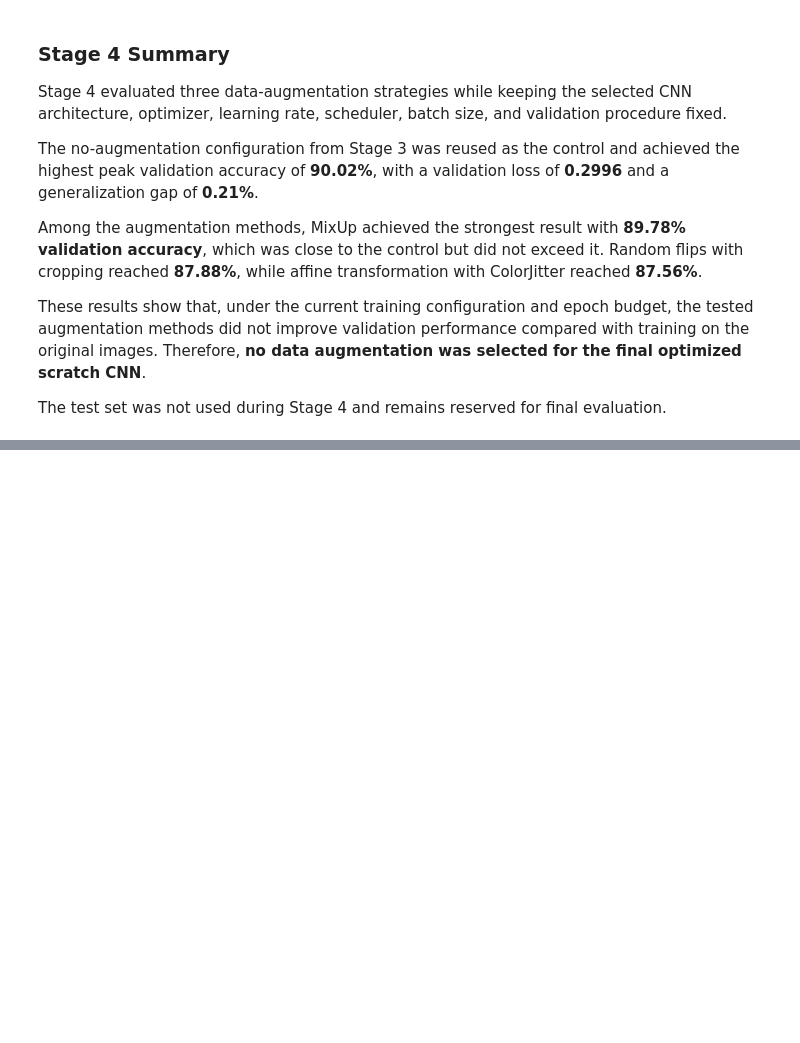
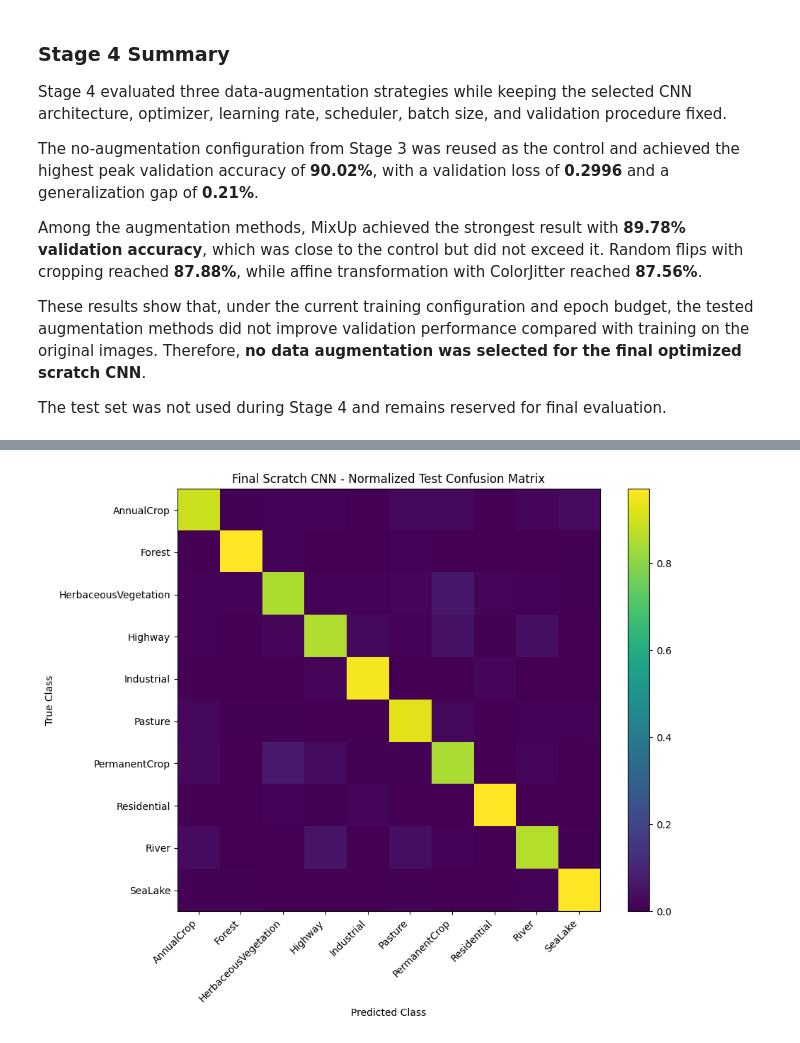
Before and after one commit to amarfarshoukh/EuroSAT_Project, a Jupyter notebook: notebooks/EuroSAT_Project.ipynb, the cells around one changed output, grey strips where cells are left out. Drawn from its saved outputs; the diff is of its cells as text; code cells hidden in the pictures; blank space fills up the shorter version.

```diff
--- a/notebooks/EuroSAT_Project.ipynb
+++ b/notebooks/EuroSAT_Project.ipynb
@@ -2784,0 +3197,13 @@ The test set was not used during Stage 4 and remains reserved for final evaluati
+# %%
+best_scratch_model = FinalScratchCNN().to(device)
+
+best_scratch_model.load_state_dict(
+    torch.load(
+        './checkpoints/best_scratch_cnn.pth',
+        map_location=device
+    )
+)
+
+best_scratch_model.eval()
+
+print("Best scratch CNN loaded successfully.")
@@ -2784,0 +3308,39 @@ The test set was not used during Stage 4 and remains reserved for final evaluati
+# %%
+from sklearn.metrics import confusion_matrix
+
+cm = confusion_matrix(
+    all_labels,
+    all_predictions,
+    normalize='true'
+)
+
+plt.figure(figsize=(10, 8))
+
+plt.imshow(cm)
+
+plt.colorbar()
+
+plt.xticks(
+    range(10),
+    classes,
+    rotation=45,
+    ha='right'
+)
+
+plt.yticks(
+    range(10),
+    classes
+)
+
+plt.xlabel('Predicted Class')
+plt.ylabel('True Class')
+
+plt.title(
+    'Final Scratch CNN - Normalized Test Confusion Matrix'
+)
+
+plt.tight_layout()
+
+plt.show()
+# %% [output]
+[figure, added]
```
Also changed, not shown: parts of 24 cells of this notebook, 12 other files.
